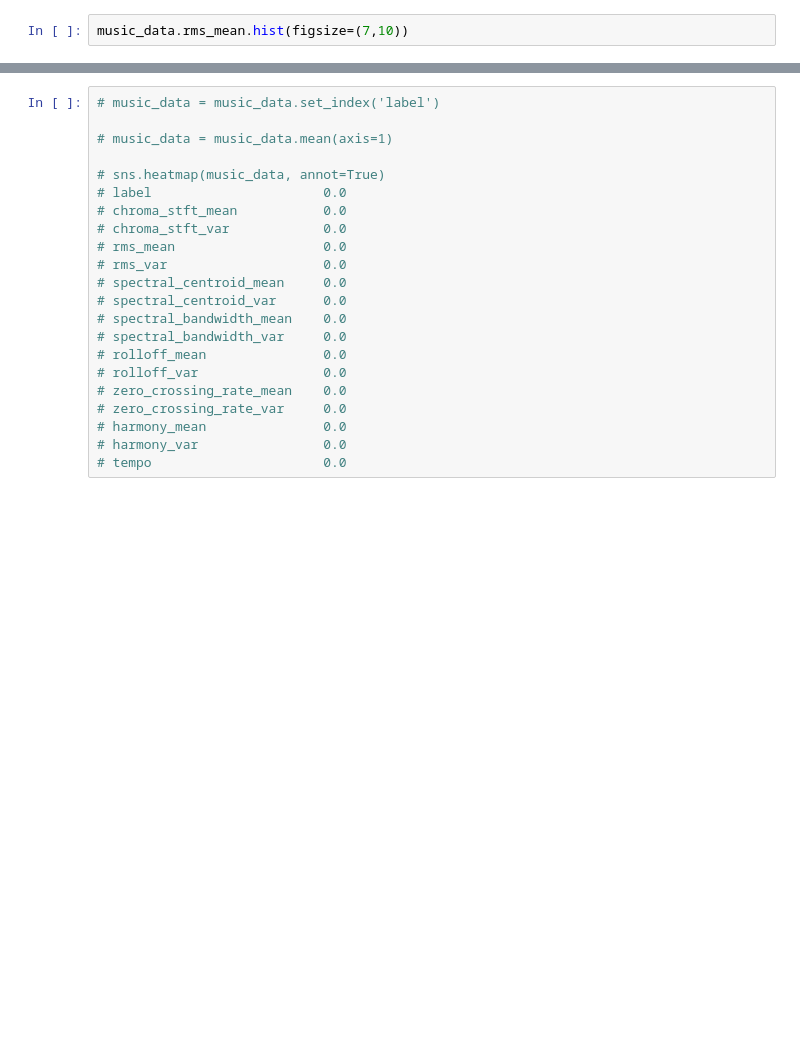
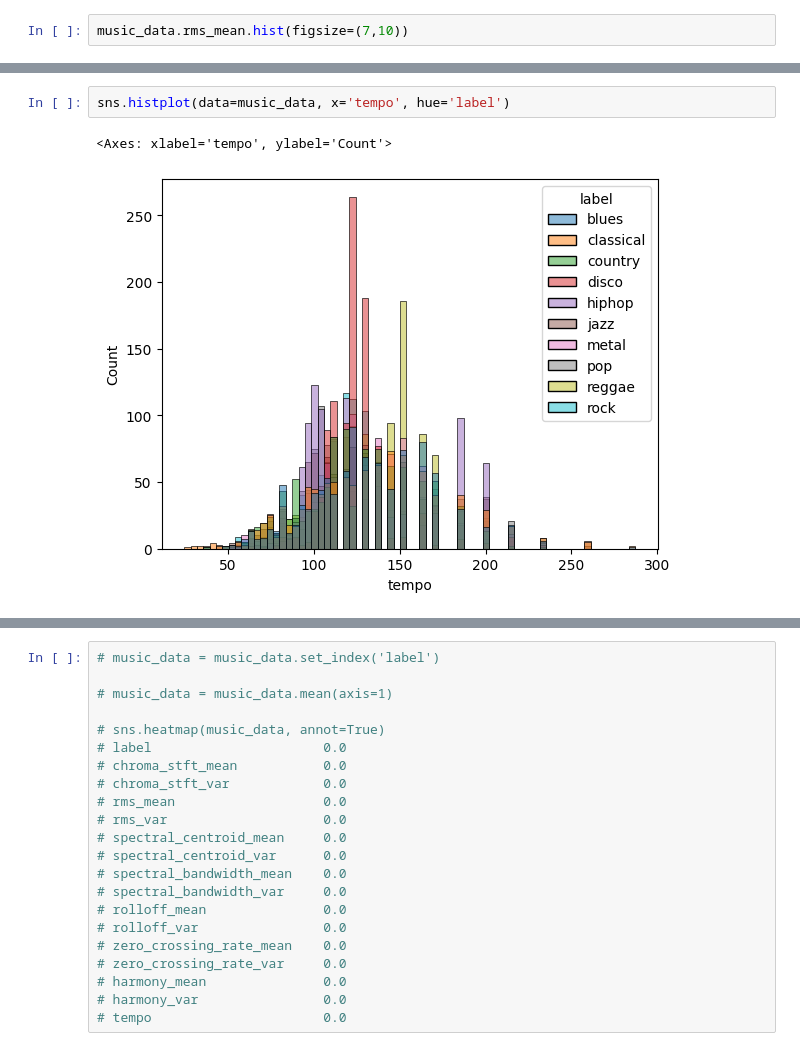
Before and after one commit to OlaAni/Final_Year_Project, a Jupyter notebook: Initial/analysis.ipynb, the cells around one changed output, grey strips where cells are left out. Cells and saved outputs as stored; diff of their text form; blank space fills up the shorter version.

```diff
--- a/Initial/analysis.ipynb
+++ b/Initial/analysis.ipynb
@@ -101,3 +76,8 @@ Text(0.5, 0, 'Genre')
+# %%
+sns.histplot(data=music_data, x='tempo', hue='label')
+# %% [output]
+<Axes: xlabel='tempo', ylabel='Count'>
+[figure, added]
 # %%
 plt.figure(figsize=(30, 7));
 sns.boxplot(x = "label", y = "rms_mean", data = music_data[["label", "rms_mean"]]);
```
Also changed, not shown: parts of 15 cells of this notebook, 17 other files.
